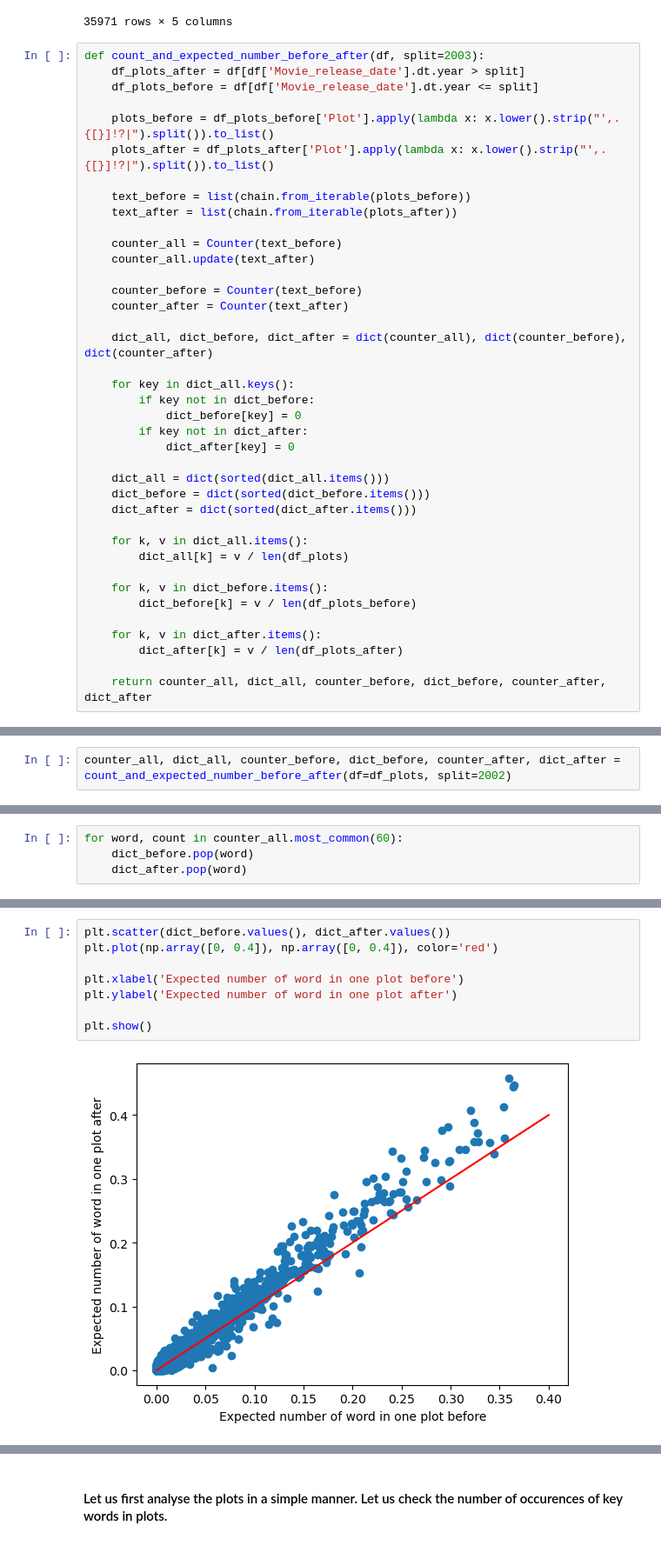
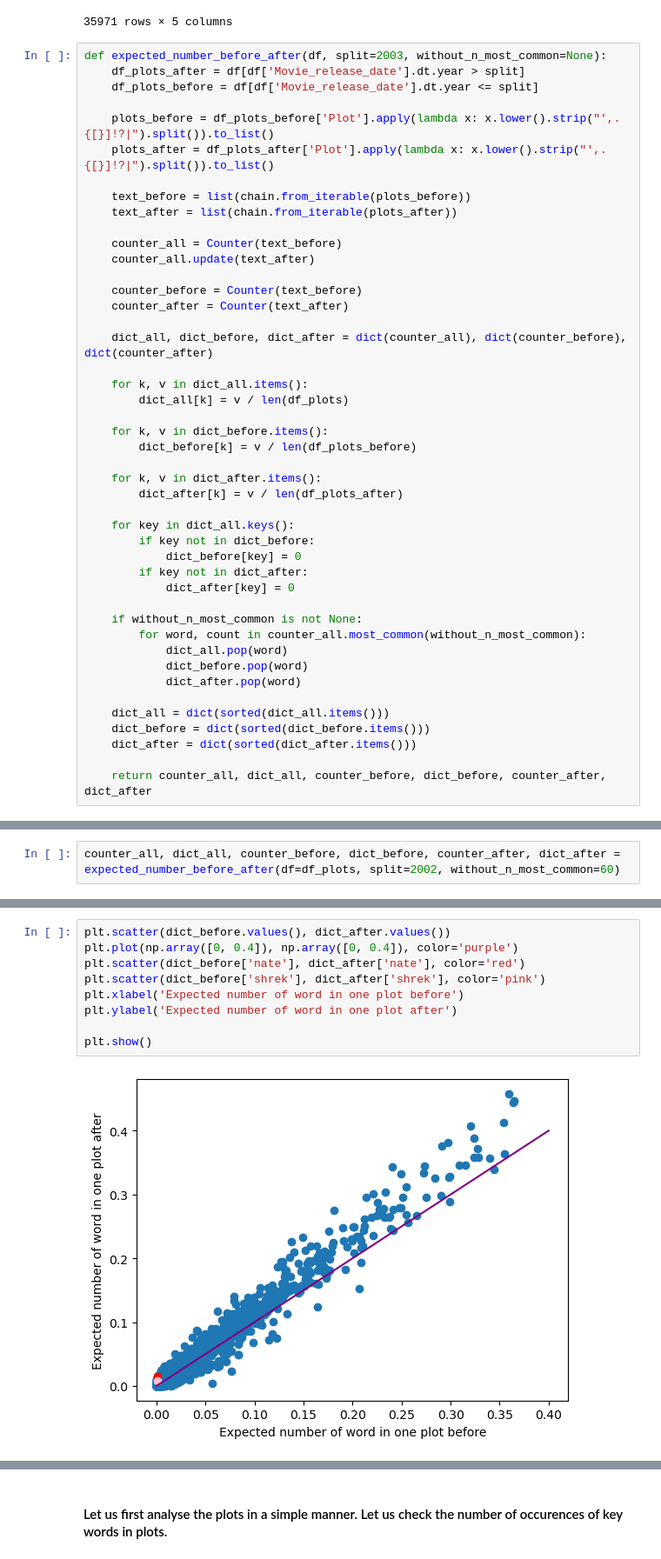
Before and after one commit to epfl-ada/ada-2024-project-adanonymous, a Jupyter notebook: src/movie_plot_analysis_9_11.ipynb, the cells around one changed output, grey strips where cells are left out. Shown at 87% size. Saved outputs shown, nothing was run; the diff lists cells and outputs as text.

```diff
--- a/src/movie_plot_analysis_9_11.ipynb
+++ b/src/movie_plot_analysis_9_11.ipynb
@@ -47,7 +47,7 @@ df_plots
 | 35970 | 12476867 | /m/02w7zz8 | Spliced | 2002-01-01 00:00:00+00:00 | The movie is about a teenage girl... |
 35971 rows × 5 columns
 # %%
-def count_and_expected_number_before_after(df, split=2003):
+def expected_number_before_after(df, split=2003, without_n_most_common=None):
     df_plots_after = df[df['Movie_release_date'].dt.year > split]
     df_plots_before = df[df['Movie_release_date'].dt.year <= split]
 
@@ -65,16 +65,6 @@ def count_and_expected_number_before_after(df, split=2003):
 
     dict_all, dict_before, dict_after = dict(counter_all), dict(counter_before), dict(counter_after)
 
-    for key in dict_all.keys():
-        if key not in dict_before:
-            dict_before[key] = 0
-        if key not in dict_after:
-            dict_after[key] = 0
-
-    dict_all = dict(sorted(dict_all.items()))
-    dict_before = dict(sorted(dict_before.items()))
-    dict_after = dict(sorted(dict_after.items()))
-
     for k, v in dict_all.items():
         dict_all[k] = v / len(df_plots)
 
@@ -84,4 +74,20 @@ def count_and_expected_number_before_after(df, split=2003):
     for k, v in dict_after.items():
         dict_after[k] = v / len(df_plots_after)
 
+    for key in dict_all.keys():
+        if key not in dict_before:
+            dict_before[key] = 0
+        if key not in dict_after:
+            dict_after[key] = 0
+
+    if without_n_most_common is not None:
+        for word, count in counter_all.most_common(without_n_most_common):
+            dict_all.pop(word)
+            dict_before.pop(word)
+            dict_after.pop(word)
+
+    dict_all = dict(sorted(dict_all.items()))
+    dict_before = dict(sorted(dict_before.items()))
+    dict_after = dict(sorted(dict_after.items()))
+
     return counter_all, dict_all, counter_before, dict_before, counter_after, dict_after
@@ -88,2 +149,2 @@ def count_and_expected_number_before_after(df, split=2003):
 # %%
-counter_all, dict_all, counter_before, dict_before, counter_after, dict_after = count_and_expected_number_before_after(df=df_plots, split=2002)
+counter_all, dict_all, counter_before, dict_before, counter_after, dict_after = expected_number_before_after(df=df_plots, split=2002, without_n_most_common=60)
@@ -110,4 +150,0 @@ counter_all.most_common(60)
-# %%
-for word, count in counter_all.most_common(60):
-    dict_before.pop(word)
-    dict_after.pop(word)
@@ -114,10 +169,11 @@ for word, count in counter_all.most_common(60):
 # %%
 plt.scatter(dict_before.values(), dict_after.values())
-plt.plot(np.array([0, 0.4]), np.array([0, 0.4]), color='red')
-
+plt.plot(np.array([0, 0.4]), np.array([0, 0.4]), color='purple')
+plt.scatter(dict_before['nate'], dict_after['nate'], color='red')
+plt.scatter(dict_before['shrek'], dict_after['shrek'], color='pink')
 plt.xlabel('Expected number of word in one plot before')
 plt.ylabel('Expected number of word in one plot after')
 
 plt.show()
 # %% [output]
-[figure, old version]
+[figure, new version]
```
Also changed, not shown: parts of 9 cells of this notebook.
